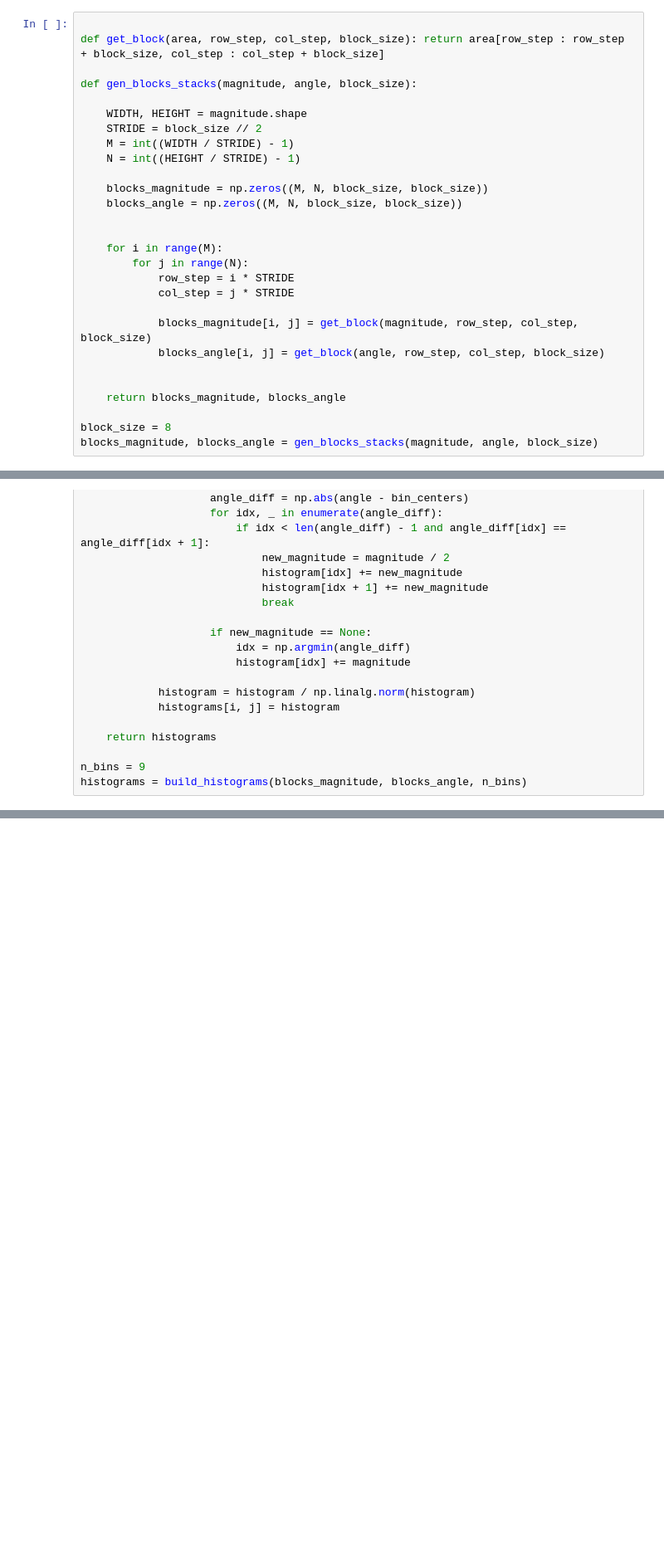
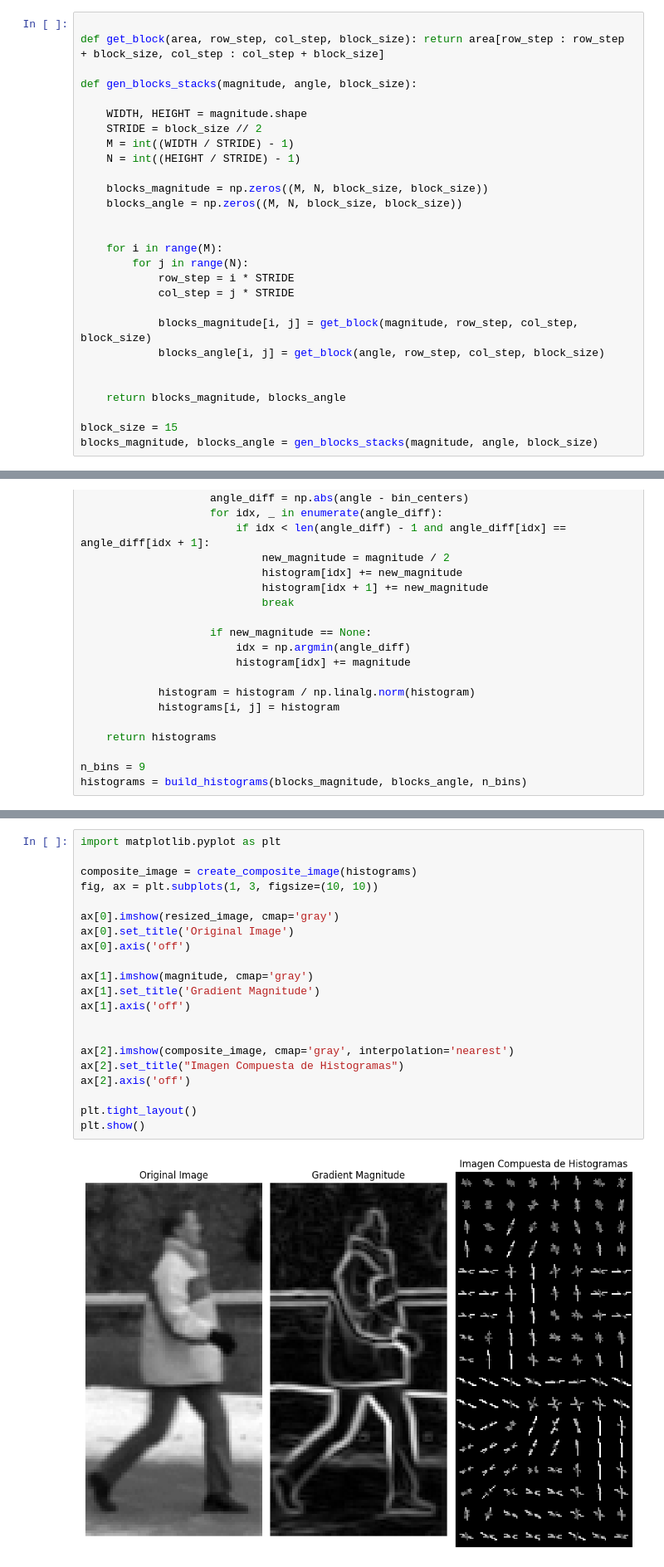
Before and after one commit to MGonza20/Lab02_VC_UVG, a Jupyter notebook: lab.ipynb, the cells around one changed output, grey strips where cells are left out. Shown at 83% size. Saved outputs shown, nothing was run; the diff lists cells and outputs as text; blank space fills up the shorter version.

```diff
--- a/lab.ipynb
+++ b/lab.ipynb
@@ -101,7 +105,7 @@ def gen_blocks_stacks(magnitude, angle, block_size):
 
     return blocks_magnitude, blocks_angle
 
-block_size = 8
+block_size = 15
 blocks_magnitude, blocks_angle = gen_blocks_stacks(magnitude, angle, block_size)
 # %%
 blocks_magnitude.shape
@@ -170,0 +230,23 @@ array([[[0.14965991, 0.2491304 , 0.29525959, ..., 0.39891057,
+# %%
+import matplotlib.pyplot as plt
+
+composite_image = create_composite_image(histograms)
+fig, ax = plt.subplots(1, 3, figsize=(10, 10))
+
+ax[0].imshow(resized_image, cmap='gray')
+ax[0].set_title('Original Image')
+ax[0].axis('off')
+
+ax[1].imshow(magnitude, cmap='gray')
+ax[1].set_title('Gradient Magnitude')
+ax[1].axis('off')
+
+
+ax[2].imshow(composite_image, cmap='gray', interpolation='nearest')
+ax[2].set_title("Imagen Compuesta de Histogramas")
+ax[2].axis('off')
+
+plt.tight_layout()
+plt.show()
+# %% [output]
+[figure, added]
```
Also changed, not shown: parts of 6 cells of this notebook.
